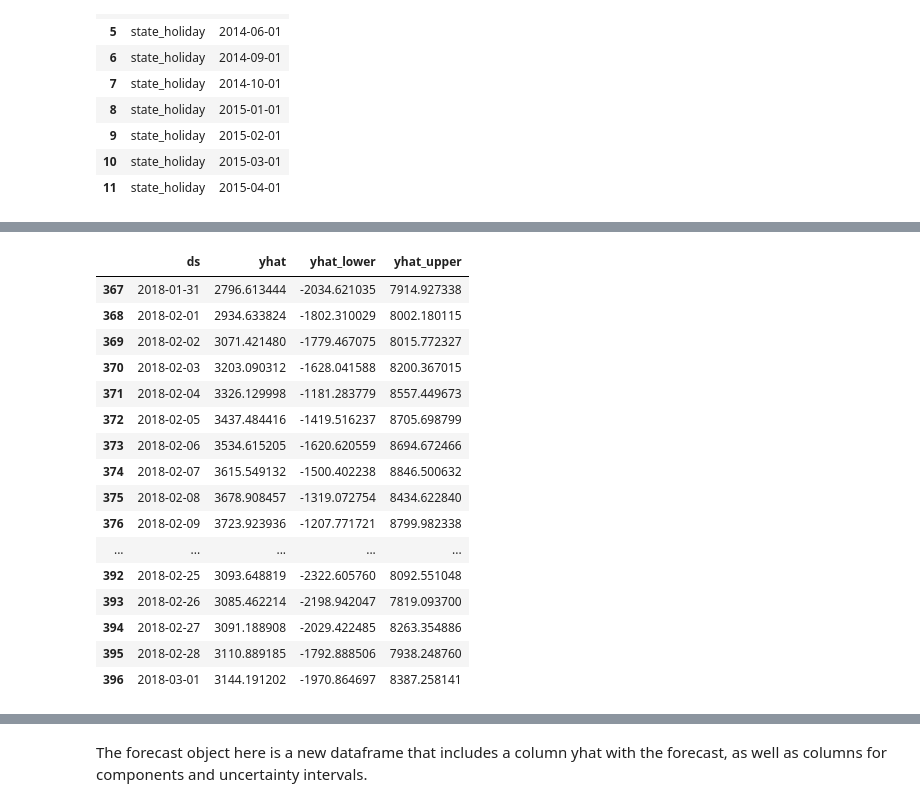
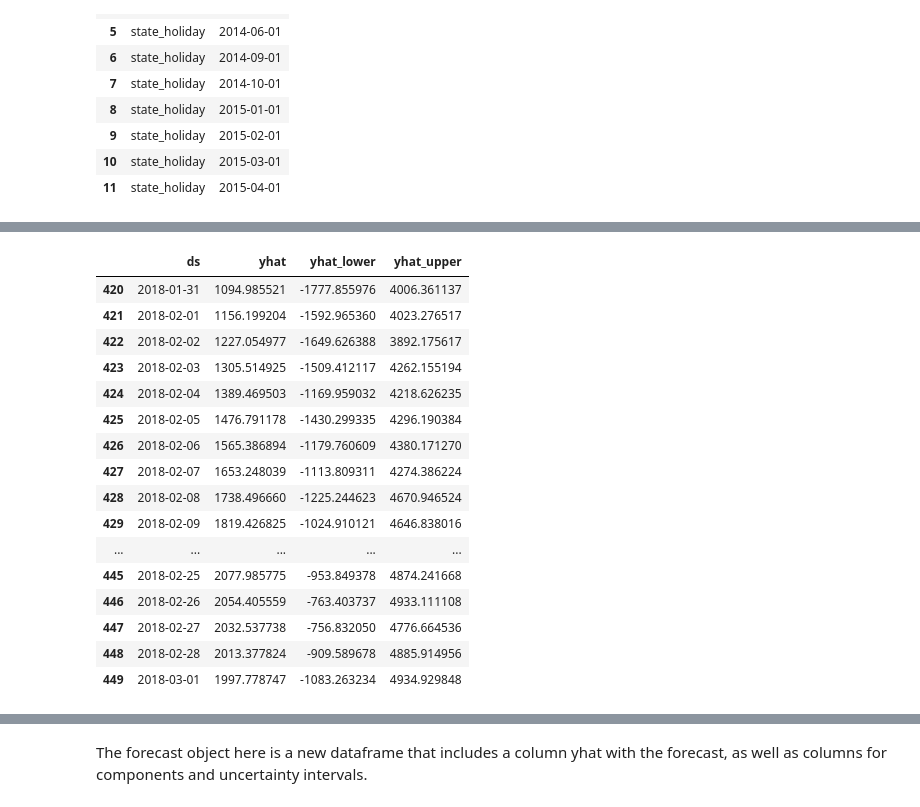
Before and after one commit to robin521111/data-sci, a Jupyter notebook: SONY Store_Sales.ipynb, the cells around one changed output, grey strips where cells are left out. Saved outputs shown, nothing was run; the diff lists cells and outputs as text; code cells hidden in the pictures.

```diff
--- a/SONY Store_Sales.ipynb
+++ b/SONY Store_Sales.ipynb
@@ -575,28 +582,25 @@ holidays.head(12)
 | 11 | state_holiday | 2015-04-01 |
 # %%
 # set the uncertainty interval to 95% (the Prophet default is 80%)
-my_model = Prophet(interval_width = 0.80,
-                   holidays = holidays)
-my_model.fit(shipment)
 
 #east model fit
-east_model = Prophet(interval_width = 0.80,
+east_model = Prophet(interval_width = 0.90,
                    holidays = holidays)
 east_model.fit(shipment_east)
 #west model fit
-west_model = Prophet(interval_width = 0.80,
+west_model = Prophet(interval_width = 0.90,
                    holidays = holidays)
 west_model.fit(shipment_west)
 #inner model fit
-inner_model = Prophet(interval_width = 0.80,
+inner_model = Prophet(interval_width = 0.90,
                    holidays = holidays)
 inner_model.fit(shipment_inner)
 #north_model fit
-north_model = Prophet(interval_width = 0.80,
+north_model = Prophet(interval_width = 0.90,
                    holidays = holidays)
 north_model.fit(shipment_north)
 #sourth_model fit
-south_model = Prophet(interval_width = 0.80,
+south_model = Prophet(interval_width = 0.90,
                    holidays = holidays)
 south_model.fit(shipment_south)
 
@@ -605,10 +609,18 @@ south_model.fit(shipment_south)
 
 
 # dataframe that extends into future 6 month
-future_dates = my_model.make_future_dataframe(periods = 120)
+east_future_dates = east_model.make_future_dataframe(periods = 120)
+west_future_dates = west_model.make_future_dataframe(periods = 120)
+inner_future_dates = inner_model.make_future_dataframe(periods = 120)
+north_future_dates = north_model.make_future_dataframe(periods = 120)
+south_future_dates = south_model.make_future_dataframe(periods = 120)
 
 print("First month to forecast.")
-future_dates.tail(7)
+east_future_dates.tail(7)
+west_future_dates.tail(7)
+inner_future_dates.tail(7)
+north_future_dates.tail(7)
+south_future_dates.tail(7)
 # %% [output]
 INFO:fbprophet:Disabling weekly seasonality. Run prophet with weekly_seasonality=True to override this.
 INFO:fbprophet:Disabling daily seasonality. Run prophet with daily_seasonality=True to override this.
@@ -658,26 +668,26 @@ forecast[['ds', 'yhat', 'yhat_lower', 'yhat_upper']].tail(30)
 # %%
 # predictions
-forecast = east_model.predict(future_dates)
+forecast = west_model.predict(west_future_dates)
 
 # preditions for last month
 forecast[['ds', 'yhat', 'yhat_lower', 'yhat_upper']].tail(30)
 # %% [output]
 |  | ds | yhat | yhat_lower | yhat_upper |
-| 367 | 2018-01-31 | 2796.613444 | -2034.621035 | 7914.927338 |
-| 368 | 2018-02-01 | 2934.633824 | -1802.310029 | 8002.180115 |
-| 369 | 2018-02-02 | 3071.421480 | -1779.467075 | 8015.772327 |
-| 370 | 2018-02-03 | 3203.090312 | -1628.041588 | 8200.367015 |
-| 371 | 2018-02-04 | 3326.129998 | -1181.283779 | 8557.449673 |
-| 372 | 2018-02-05 | 3437.484416 | -1419.516237 | 8705.698799 |
-| 373 | 2018-02-06 | 3534.615205 | -1620.620559 | 8694.672466 |
-| 374 | 2018-02-07 | 3615.549132 | -1500.402238 | 8846.500632 |
-| 375 | 2018-02-08 | 3678.908457 | -1319.072754 | 8434.622840 |
-| 376 | 2018-02-09 | 3723.923936 | -1207.771721 | 8799.982338 |
+| 420 | 2018-01-31 | 1094.985521 | -1777.855976 | 4006.361137 |
+| 421 | 2018-02-01 | 1156.199204 | -1592.965360 | 4023.276517 |
+| 422 | 2018-02-02 | 1227.054977 | -1649.626388 | 3892.175617 |
+| 423 | 2018-02-03 | 1305.514925 | -1509.412117 | 4262.155194 |
+| 424 | 2018-02-04 | 1389.469503 | -1169.959032 | 4218.626235 |
+| 425 | 2018-02-05 | 1476.791178 | -1430.299335 | 4296.190384 |
+| 426 | 2018-02-06 | 1565.386894 | -1179.760609 | 4380.171270 |
+| 427 | 2018-02-07 | 1653.248039 | -1113.809311 | 4274.386224 |
+| 428 | 2018-02-08 | 1738.496660 | -1225.244623 | 4670.946524 |
+| 429 | 2018-02-09 | 1819.426825 | -1024.910121 | 4646.838016 |
 | ... | ... | ... | ... | ... |
-| 392 | 2018-02-25 | 3093.648819 | -2322.605760 | 8092.551048 |
-| 393 | 2018-02-26 | 3085.462214 | -2198.942047 | 7819.093700 |
-| 394 | 2018-02-27 | 3091.188908 | -2029.422485 | 8263.354886 |
-| 395 | 2018-02-28 | 3110.889185 | -1792.888506 | 7938.248760 |
-| 396 | 2018-03-01 | 3144.191202 | -1970.864697 | 8387.258141 |
+| 445 | 2018-02-25 | 2077.985775 | -953.849378 | 4874.241668 |
+| 446 | 2018-02-26 | 2054.405559 | -763.403737 | 4933.111108 |
+| 447 | 2018-02-27 | 2032.537738 | -756.832050 | 4776.664536 |
+| 448 | 2018-02-28 | 2013.377824 | -909.589678 | 4885.914956 |
+| 449 | 2018-03-01 | 1997.778747 | -1083.263234 | 4934.929848 |
 # %%
 # predictions
```
Also changed, not shown: parts of 21 cells of this notebook.
